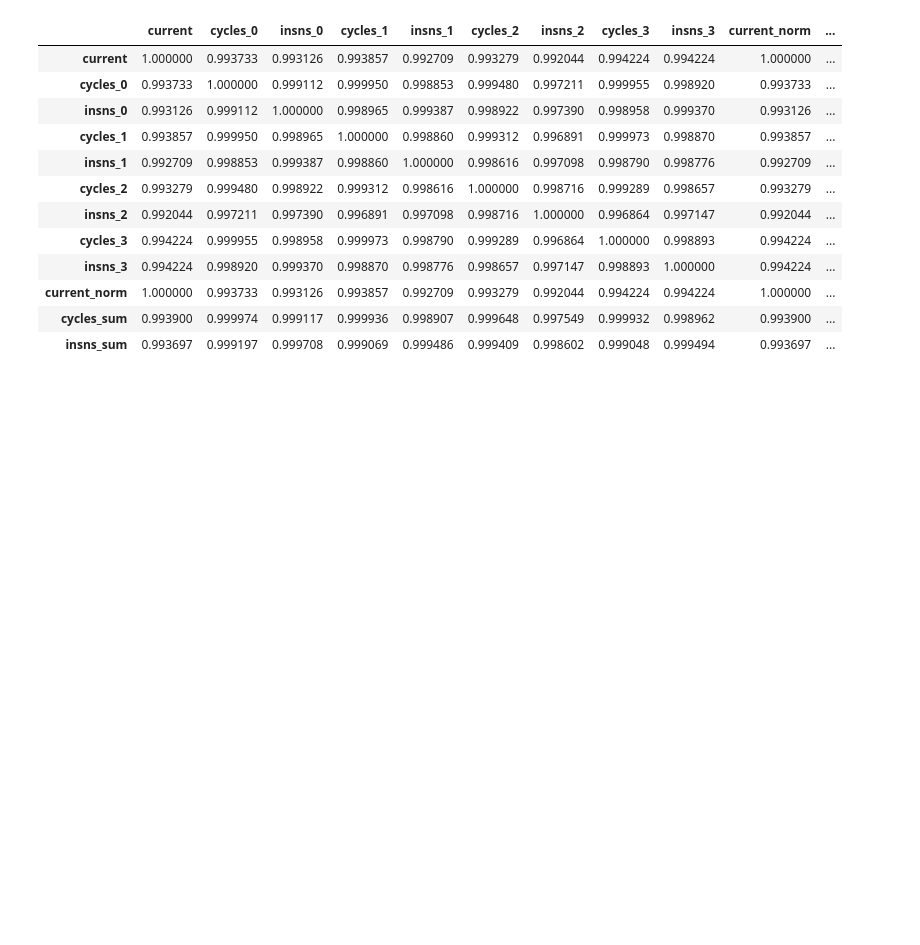
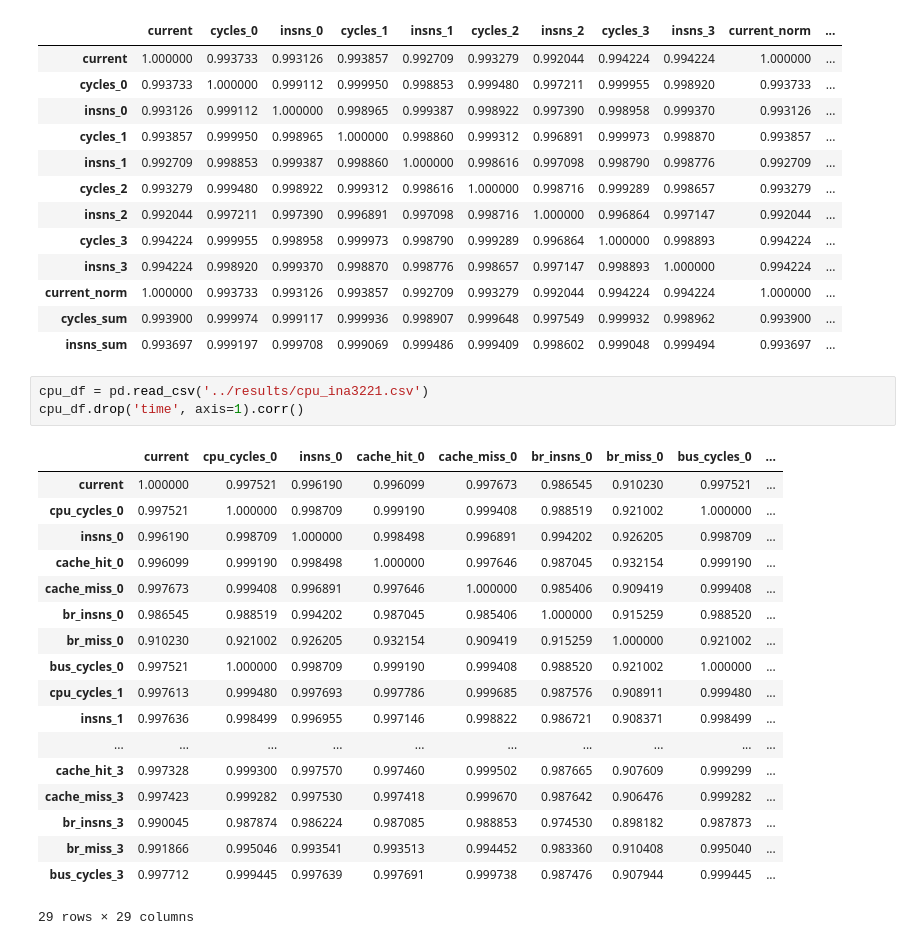
Before and after one commit to radshield/raspi-sel, a Jupyter notebook: analysis/cycles.ipynb, the cells around one changed output. Drawn from its saved outputs; the diff is of its cells as text; blank space fills up the shorter version.

```diff
--- a/analysis/cycles.ipynb
+++ b/analysis/cycles.ipynb
@@ -361,3 +361,25 @@ cpu_df.drop('time', axis=1).corr()
 | current_norm | 1.000000 | 0.993733 | 0.993126 | 0.993857 | 0.992709 | 0.993279 | 0.992044 | 0.994224 | 0.994224 | 1.000000 | ... |
 | cycles_sum | 0.993900 | 0.999974 | 0.999117 | 0.999936 | 0.998907 | 0.999648 | 0.997549 | 0.999932 | 0.998962 | 0.993900 | ... |
 | insns_sum | 0.993697 | 0.999197 | 0.999708 | 0.999069 | 0.999486 | 0.999409 | 0.998602 | 0.999048 | 0.999494 | 0.993697 | ... |
+# %%
+cpu_df = pd.read_csv('../results/cpu_ina3221.csv')
+cpu_df.drop('time', axis=1).corr()
+# %% [output]
+|  | current | cpu_cycles_0 | insns_0 | cache_hit_0 | cache_miss_0 | br_insns_0 | br_miss_0 | bus_cycles_0 | ... |
+| current | 1.000000 | 0.997521 | 0.996190 | 0.996099 | 0.997673 | 0.986545 | 0.910230 | 0.997521 | ... |
+| cpu_cycles_0 | 0.997521 | 1.000000 | 0.998709 | 0.999190 | 0.999408 | 0.988519 | 0.921002 | 1.000000 | ... |
+| insns_0 | 0.996190 | 0.998709 | 1.000000 | 0.998498 | 0.996891 | 0.994202 | 0.926205 | 0.998709 | ... |
+| cache_hit_0 | 0.996099 | 0.999190 | 0.998498 | 1.000000 | 0.997646 | 0.987045 | 0.932154 | 0.999190 | ... |
+| cache_miss_0 | 0.997673 | 0.999408 | 0.996891 | 0.997646 | 1.000000 | 0.985406 | 0.909419 | 0.999408 | ... |
+| br_insns_0 | 0.986545 | 0.988519 | 0.994202 | 0.987045 | 0.985406 | 1.000000 | 0.915259 | 0.988520 | ... |
+| br_miss_0 | 0.910230 | 0.921002 | 0.926205 | 0.932154 | 0.909419 | 0.915259 | 1.000000 | 0.921002 | ... |
+| bus_cycles_0 | 0.997521 | 1.000000 | 0.998709 | 0.999190 | 0.999408 | 0.988520 | 0.921002 | 1.000000 | ... |
+| cpu_cycles_1 | 0.997613 | 0.999480 | 0.997693 | 0.997786 | 0.999685 | 0.987576 | 0.908911 | 0.999480 | ... |
+| insns_1 | 0.997636 | 0.998499 | 0.996955 | 0.997146 | 0.998822 | 0.986721 | 0.908371 | 0.998499 | ... |
+| ... | ... | ... | ... | ... | ... | ... | ... | ... | ... |
+| cache_hit_3 | 0.997328 | 0.999300 | 0.997570 | 0.997460 | 0.999502 | 0.987665 | 0.907609 | 0.999299 | ... |
+| cache_miss_3 | 0.997423 | 0.999282 | 0.997530 | 0.997418 | 0.999670 | 0.987642 | 0.906476 | 0.999282 | ... |
+| br_insns_3 | 0.990045 | 0.987874 | 0.986224 | 0.987085 | 0.988853 | 0.974530 | 0.898182 | 0.987873 | ... |
+| br_miss_3 | 0.991866 | 0.995046 | 0.993541 | 0.993513 | 0.994452 | 0.983360 | 0.910408 | 0.995040 | ... |
+| bus_cycles_3 | 0.997712 | 0.999445 | 0.997639 | 0.997691 | 0.999738 | 0.987476 | 0.907944 | 0.999445 | ... |
+29 rows × 29 columns
```
Also changed, not shown: parts of 1 cell of this notebook.
